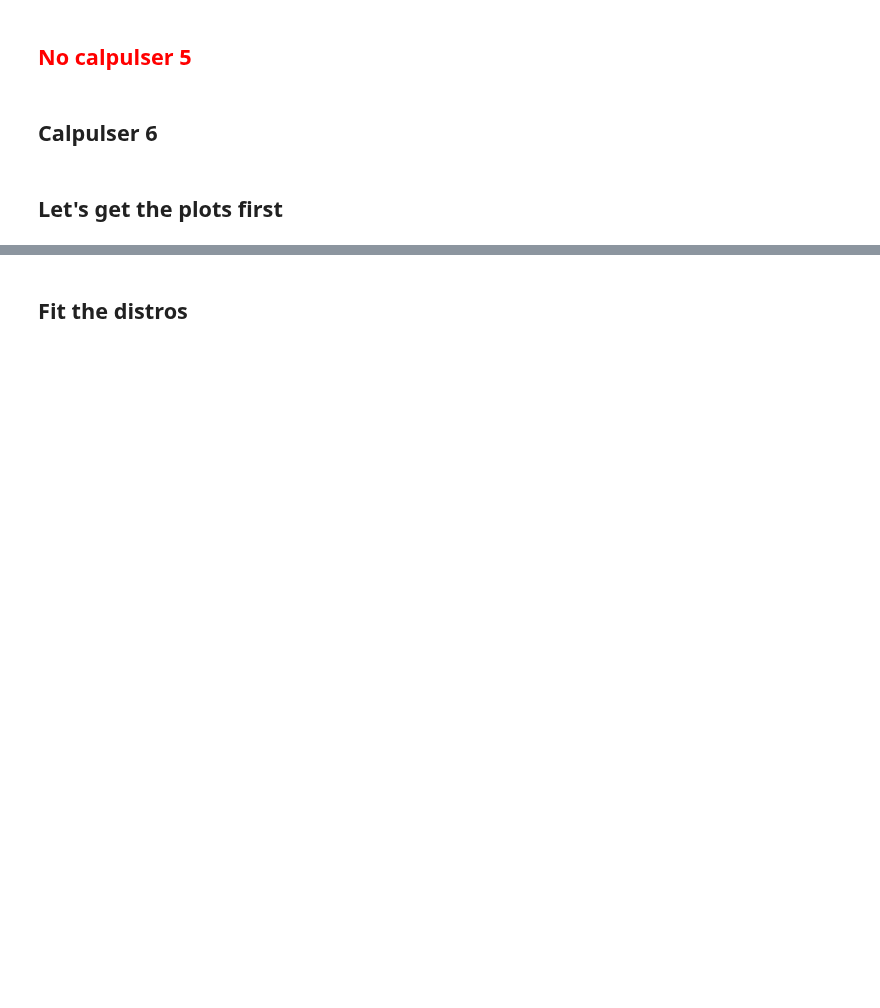
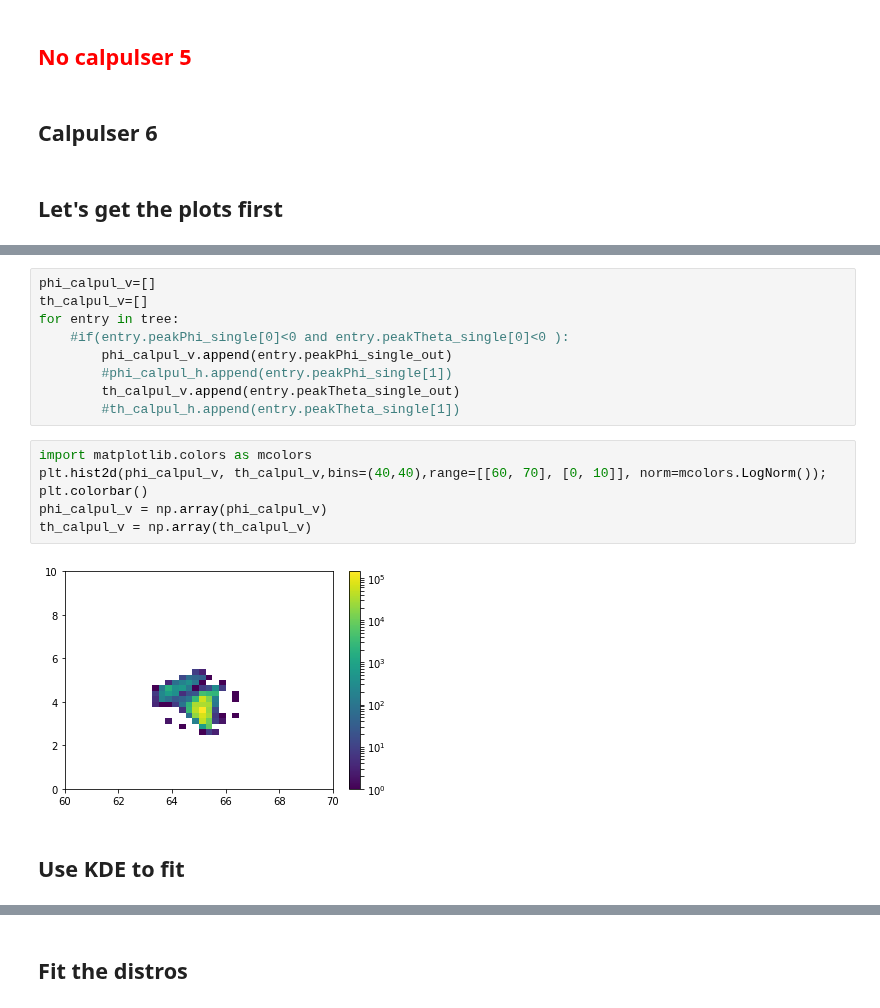
Before and after one commit to toej93/ARA_analysis, a Jupyter notebook: JuPyter_Notebooks/c1_fit.ipynb, the cells around one changed output, grey strips where cells are left out. Drawn from its saved outputs; the diff is of its cells as text; blank space fills up the shorter version.

```diff
--- a/JuPyter_Notebooks/c1_fit.ipynb
+++ b/JuPyter_Notebooks/c1_fit.ipynb
@@ -43,0 +46,19 @@ Warning in <TCanvas::Constructor>: Deleting canvas with same name:
+# %%
+phi_calpul_v=[]
+th_calpul_v=[]
+for entry in tree:
+    #if(entry.peakPhi_single[0]<0 and entry.peakTheta_single[0]<0 ):
+        phi_calpul_v.append(entry.peakPhi_single_out)
+        #phi_calpul_h.append(entry.peakPhi_single[1])
+        th_calpul_v.append(entry.peakTheta_single_out)
+        #th_calpul_h.append(entry.peakTheta_single[1])
+# %%
+import matplotlib.colors as mcolors
+plt.hist2d(phi_calpul_v, th_calpul_v,bins=(40,40),range=[[60, 70], [0, 10]], norm=mcolors.LogNorm());
+plt.colorbar()
+phi_calpul_v = np.array(phi_calpul_v)
+th_calpul_v = np.array(th_calpul_v)
+# %% [output]
+[figure, added]
+# %% [markdown]
+## Use KDE to fit
```
Also changed, not shown: parts of 9 cells of this notebook, 1 other file.
